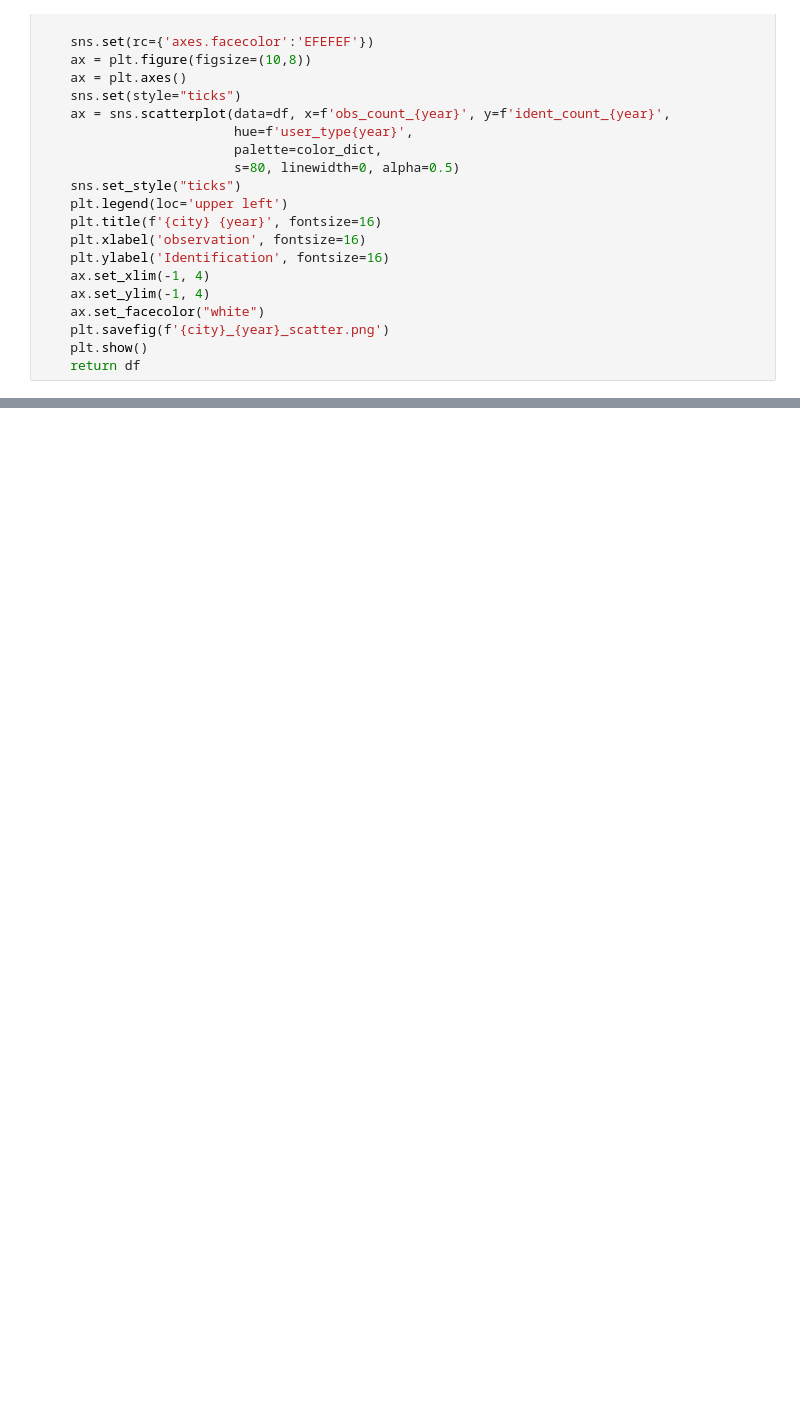
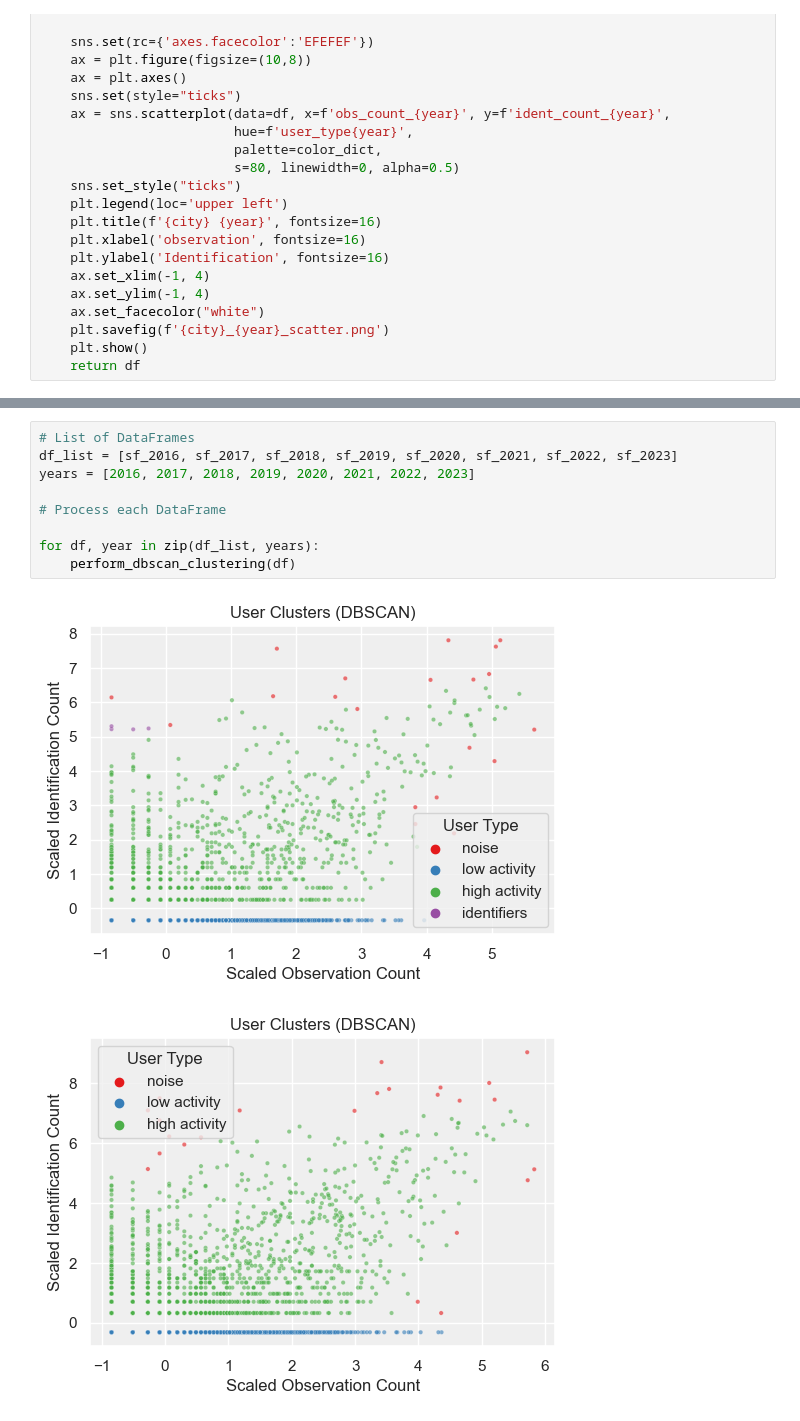
Before and after one commit to zahrafarook/participatory_methods_and_citizen_science, a Jupyter notebook: Notebook 03 _ K-means_Clusterting_San_Francisco.ipynb, the cells around one changed output, grey strips where cells are left out. Saved outputs shown, nothing was run; the diff lists cells and outputs as text; blank space fills up the shorter version.

```diff
--- a/Notebook 03 _ K-means_Clusterting_San_Francisco.ipynb
+++ b/Notebook 03 _ K-means_Clusterting_San_Francisco.ipynb
@@ -410,0 +637,12 @@ for df, year in zip(df_list, years):
+# %%
+# List of DataFrames
+df_list = [sf_2016, sf_2017, sf_2018, sf_2019, sf_2020, sf_2021, sf_2022, sf_2023]
+years = [2016, 2017, 2018, 2019, 2020, 2021, 2022, 2023]
+
+# Process each DataFrame
+
+for df, year in zip(df_list, years):
+    perform_dbscan_clustering(df)
+# %% [output]
+[figure, added]
+[figure, added]
```
Also changed, not shown: parts of 24 cells of this notebook.
